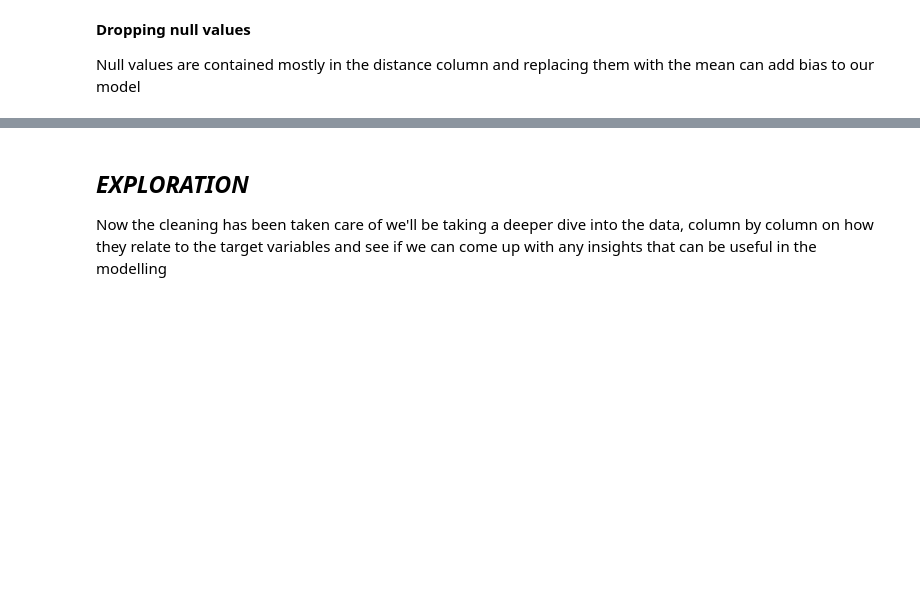
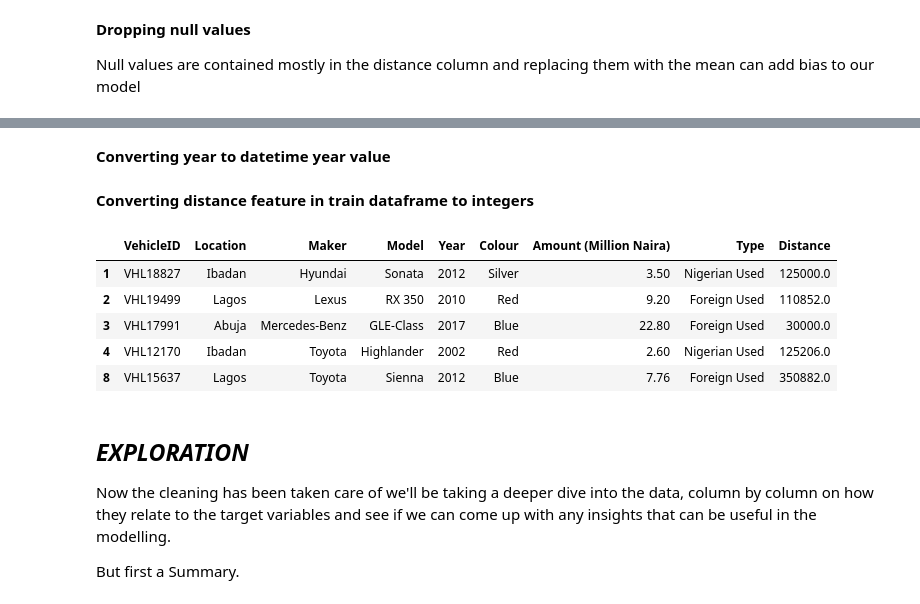
Before and after one commit to atehe/DSN_AI-INVASION_2022, a Jupyter notebook: notebook/Untitled.ipynb, the cells around one changed output, grey strips where cells are left out. Cells and saved outputs as stored; diff of their text form; code cells hidden in the pictures; blank space fills up the shorter version.

```diff
--- a/notebook/Untitled.ipynb
+++ b/notebook/Untitled.ipynb
@@ -135 +151,3 @@ Colour       0
 dtype: int64
+# %% [markdown]
+**Converting year to datetime year value**
@@ -135,0 +158,2 @@ dtype: int64
+# %% [markdown]
+**Converting distance feature in train dataframe to integers**
@@ -136,4 +163,15 @@ dtype: int64
+# %%
+train.head()
+# %% [output]
+|  | VehicleID | Location | Maker | Model | Year | Colour | Amount (Million Naira) | Type | Distance |
+| 1 | VHL18827 | Ibadan | Hyundai | Sonata | 2012 | Silver | 3.50 | Nigerian Used | 125000.0 |
+| 2 | VHL19499 | Lagos | Lexus | RX 350 | 2010 | Red | 9.20 | Foreign Used | 110852.0 |
+| 3 | VHL17991 | Abuja | Mercedes-Benz | GLE-Class | 2017 | Blue | 22.80 | Foreign Used | 30000.0 |
+| 4 | VHL12170 | Ibadan | Toyota | Highlander | 2002 | Red | 2.60 | Nigerian Used | 125206.0 |
+| 8 | VHL15637 | Lagos | Toyota | Sienna | 2012 | Blue | 7.76 | Foreign Used | 350882.0 |
 # %% [markdown]
 ## ***EXPLORATION***
 
-Now the cleaning has been taken care of we'll be taking a deeper dive into the data, column by column on how they relate to the target variables and see if we can come up with any insights that can be useful in the modelling
+Now the cleaning has been taken care of we'll be taking a deeper dive into the data, column by column on how they relate to the target variables and see if we can come up with any insights that can be useful in the modelling.
+
+But first a Summary.
```
Also changed, not shown: parts of 13 cells of this notebook.
